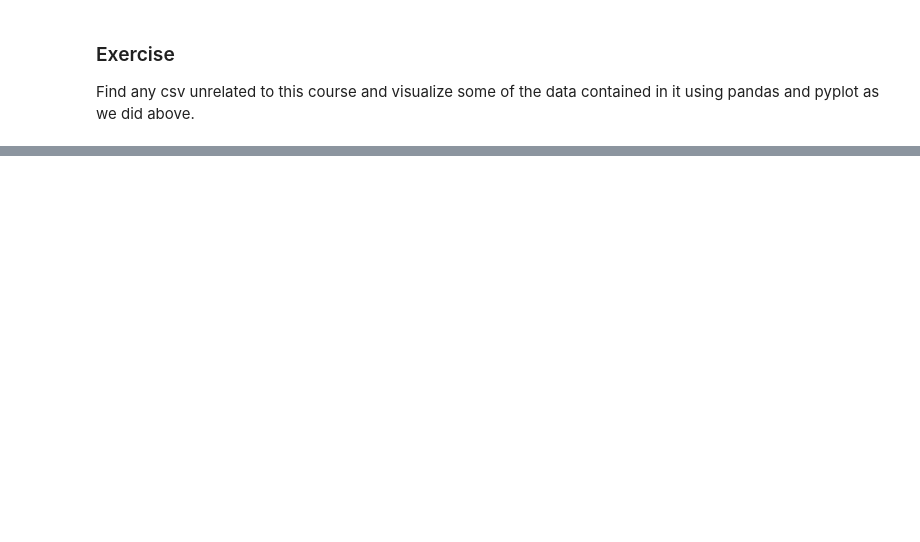
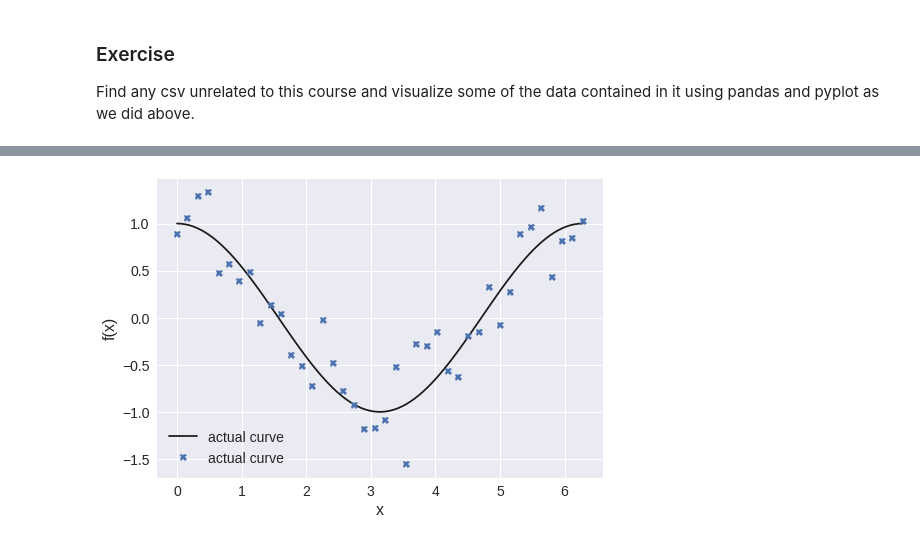
Before and after one commit to jcartus/PythonCourse, a Jupyter notebook: 05_PandasAndAndvancedPlotting.ipynb, the cells around one changed output, grey strips where cells are left out. Saved outputs shown, nothing was run; the diff lists cells and outputs as text; code cells hidden in the pictures; blank space fills up the shorter version.

Commit message:
added seaborn

```diff
--- a/05_PandasAndAndvancedPlotting.ipynb
+++ b/05_PandasAndAndvancedPlotting.ipynb
@@ -145,0 +154,18 @@ Find any csv unrelated to this course and visualize some of the data contained i
+# %%
+plt.style.use("seaborn")
+# %%
+x = np.linspace(0, 2*np.pi, 40)
+y = np.cos(x) + np.random.randn(*x.shape)*0.3
+t = np.linspace(0, 2*np.pi, 100)
+
+plt.plot(t, np.cos(t), "k-", label="actual curve")
+plt.plot(x, y, "X", label="actual curve")
+
+plt.xlabel("x", fontsize=16)
+plt.ylabel("f(x)", fontsize=16)
+
+plt.legend(fontsize=14)
+plt.xticks(fontsize=14);
+plt.yticks(fontsize=14);
+# %% [output]
+[figure, added]
```
Also changed, not shown: parts of 18 cells of this notebook.
